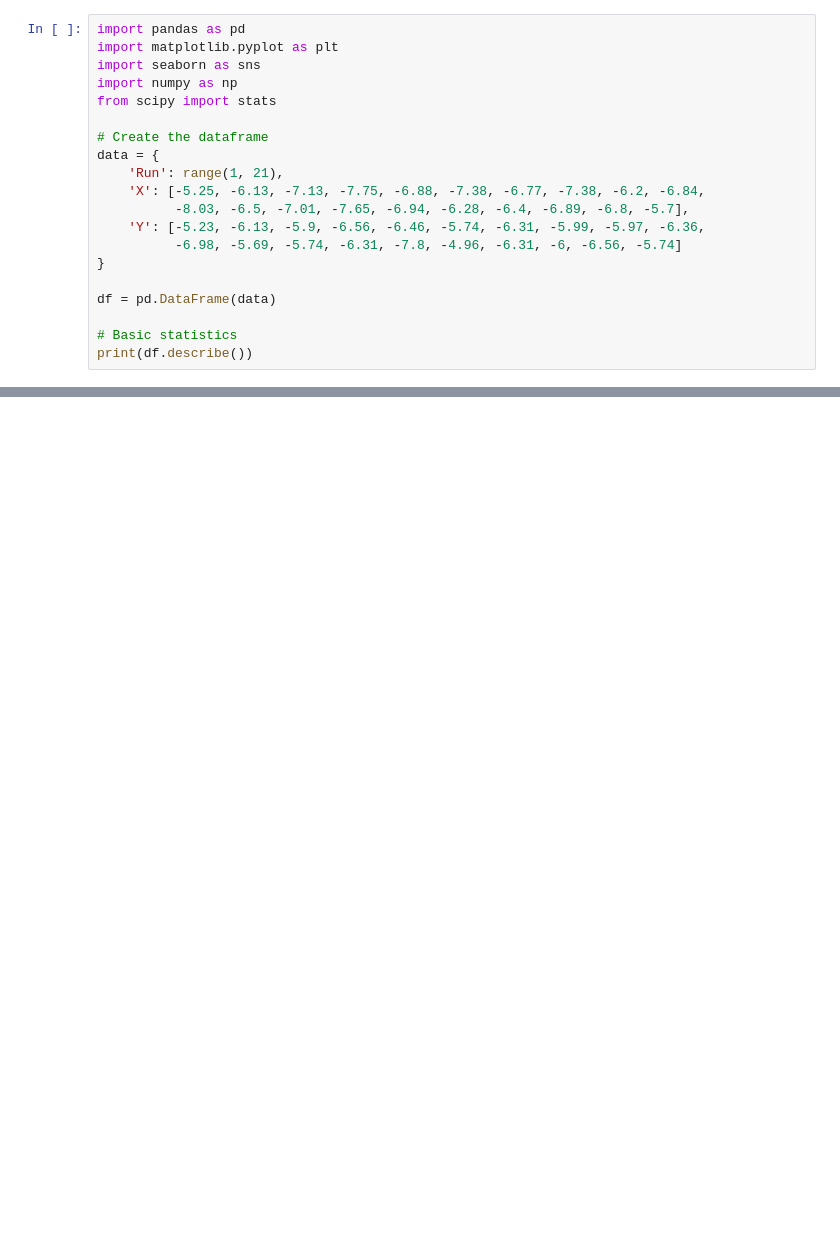
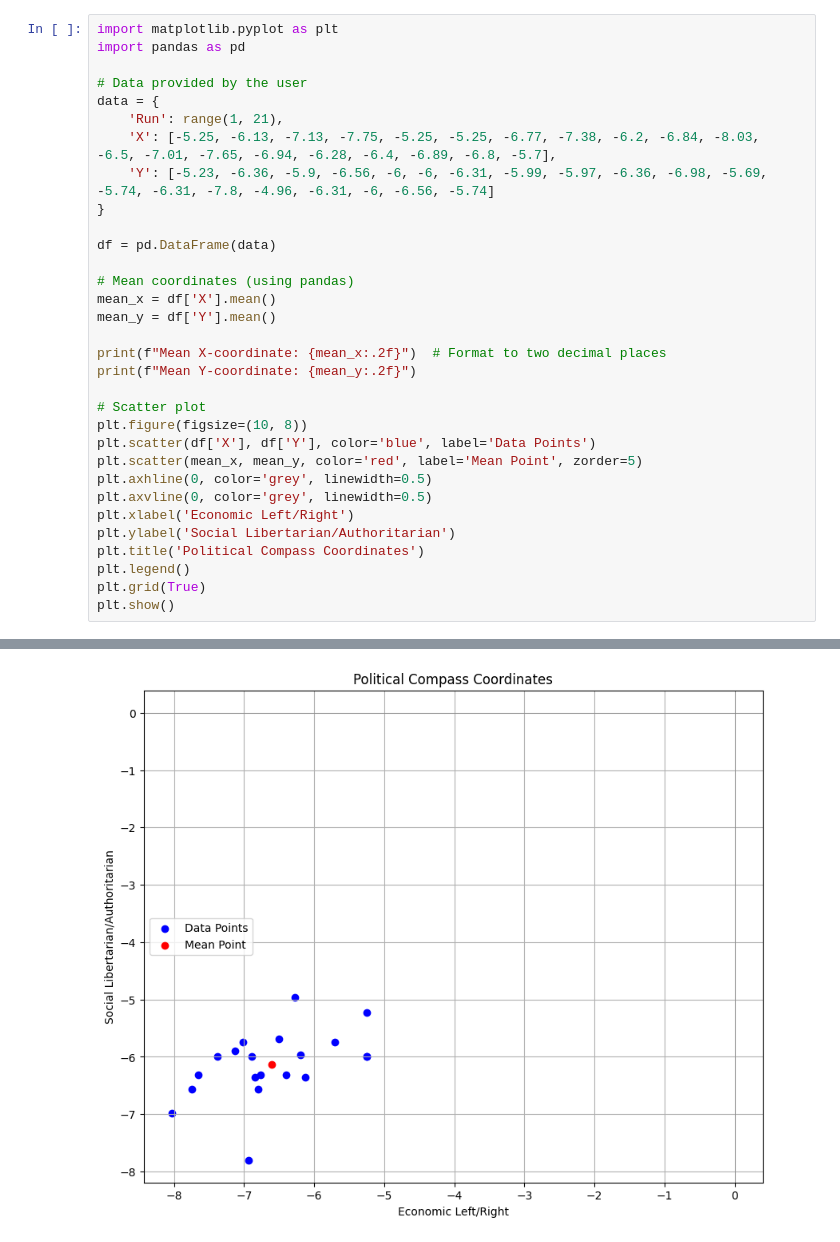
Before and after one commit to MINJILEE-PURDUE/ChatGPT-Political-Compass, a Jupyter notebook: ChatGPT_Political_Compass.ipynb, the cells around one changed output, grey strips where cells are left out. Cells and saved outputs as stored; diff of their text form; blank space fills up the shorter version.

```diff
--- a/ChatGPT_Political_Compass.ipynb
+++ b/ChatGPT_Political_Compass.ipynb
@@ -3,21 +3,33 @@
 # %%
+import matplotlib.pyplot as plt
 import pandas as pd
-import matplotlib.pyplot as plt
-import seaborn as sns
-import numpy as np
-from scipy import stats
 
-# Create the dataframe
+# Data provided by the user
 data = {
     'Run': range(1, 21),
-    'X': [-5.25, -6.13, -7.13, -7.75, -6.88, -7.38, -6.77, -7.38, -6.2, -6.84,
-          -8.03, -6.5, -7.01, -7.65, -6.94, -6.28, -6.4, -6.89, -6.8, -5.7],
-    'Y': [-5.23, -6.13, -5.9, -6.56, -6.46, -5.74, -6.31, -5.99, -5.97, -6.36,
-          -6.98, -5.69, -5.74, -6.31, -7.8, -4.96, -6.31, -6, -6.56, -5.74]
+    'X': [-5.25, -6.13, -7.13, -7.75, -5.25, -5.25, -6.77, -7.38, -6.2, -6.84, -8.03, -6.5, -7.01, -7.65, -6.94, -6.28, -6.4, -6.89, -6.8, -5.7],
+    'Y': [-5.23, -6.36, -5.9, -6.56, -6, -6, -6.31, -5.99, -5.97, -6.36, -6.98, -5.69, -5.74, -6.31, -7.8, -4.96, -6.31, -6, -6.56, -5.74]
 }
 
 df = pd.DataFrame(data)
 
-# Basic statistics
-print(df.describe())
+# Mean coordinates (using pandas)
+mean_x = df['X'].mean()
+mean_y = df['Y'].mean()
+
+print(f"Mean X-coordinate: {mean_x:.2f}")  # Format to two decimal places
+print(f"Mean Y-coordinate: {mean_y:.2f}")
+
+# Scatter plot
+plt.figure(figsize=(10, 8))
+plt.scatter(df['X'], df['Y'], color='blue', label='Data Points')
+plt.scatter(mean_x, mean_y, color='red', label='Mean Point', zorder=5)
+plt.axhline(0, color='grey', linewidth=0.5)
+plt.axvline(0, color='grey', linewidth=0.5)
+plt.xlabel('Economic Left/Right')
+plt.ylabel('Social Libertarian/Authoritarian')
+plt.title('Political Compass Coordinates')
+plt.legend()
+plt.grid(True)
+plt.show()
 # %% [output]
@@ -32,0 +38 @@ max    20.00000  -5.250000  -4.960000
+[figure, added]
```
Also changed, not shown: parts of 17 cells of this notebook.
